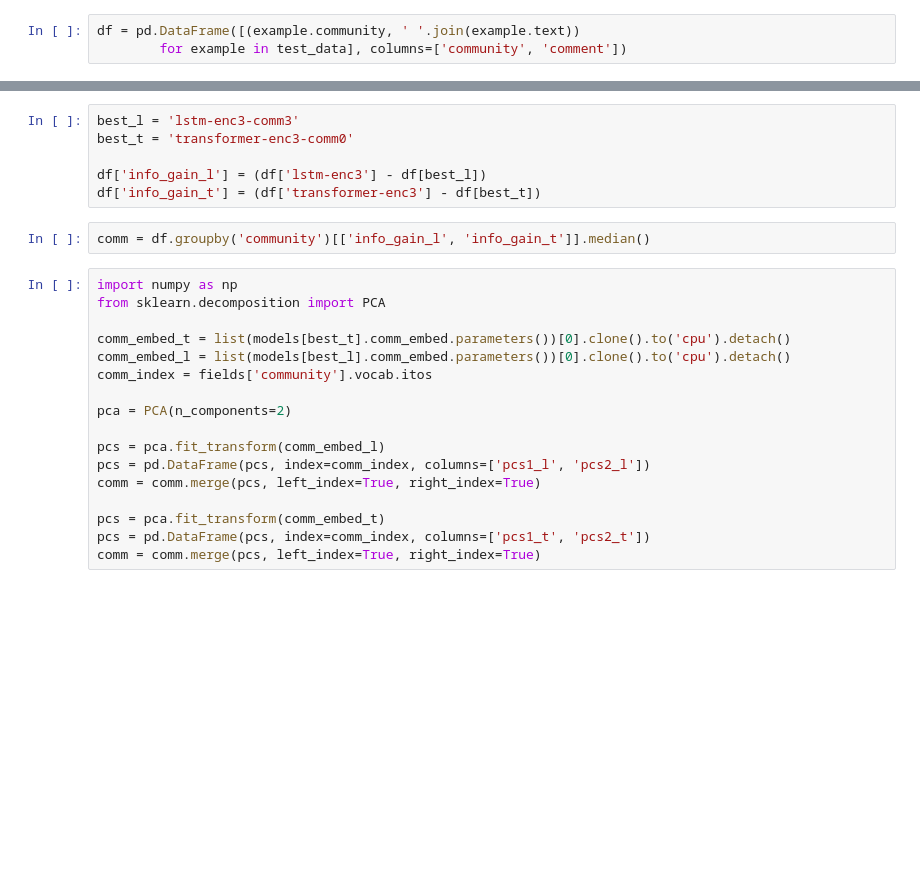
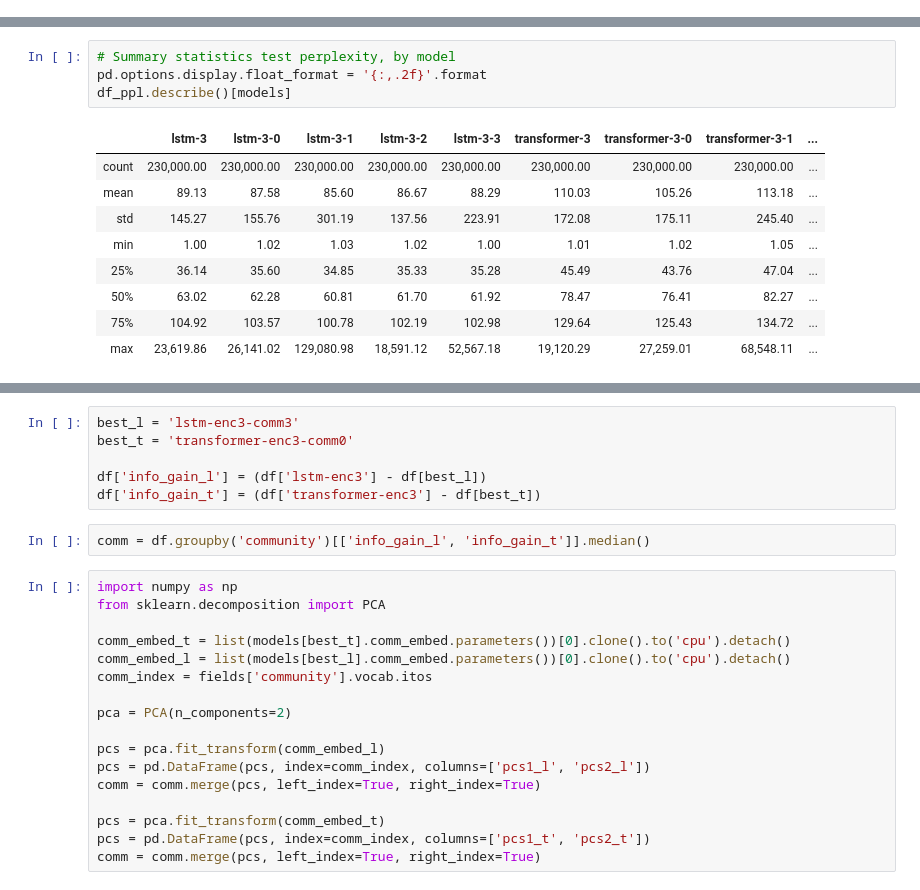
Before and after one commit to GU-CLASP/CommunityConditionedLM, a Jupyter notebook: Analysis.ipynb, the cells around one changed output, grey strips where cells are left out. Drawn from its saved outputs; the diff is of its cells as text; blank space fills up the shorter version.

```diff
--- a/Analysis.ipynb
+++ b/Analysis.ipynb
@@ -61,3 +0,0 @@ def test_ppl(lm, test_batches, text_pad_idx):
-# %%
-df = pd.DataFrame([(example.community, ' '.join(example.text))
-        for example in test_data], columns=['community', 'comment'])
@@ -181,0 +35,14 @@ fig.show()
+# %%
+# Summary statistics test perplexity, by model
+pd.options.display.float_format = '{:,.2f}'.format
+df_ppl.describe()[models]
+# %% [output]
+|  | lstm-3 | lstm-3-0 | lstm-3-1 | lstm-3-2 | lstm-3-3 | transformer-3 | transformer-3-0 | transformer-3-1 | ... |
+| count | 230,000.00 | 230,000.00 | 230,000.00 | 230,000.00 | 230,000.00 | 230,000.00 | 230,000.00 | 230,000.00 | ... |
+| mean | 89.13 | 87.58 | 85.60 | 86.67 | 88.29 | 110.03 | 105.26 | 113.18 | ... |
+| std | 145.27 | 155.76 | 301.19 | 137.56 | 223.91 | 172.08 | 175.11 | 245.40 | ... |
+| min | 1.00 | 1.02 | 1.03 | 1.02 | 1.00 | 1.01 | 1.02 | 1.05 | ... |
+| 25% | 36.14 | 35.60 | 34.85 | 35.33 | 35.28 | 45.49 | 43.76 | 47.04 | ... |
+| 50% | 63.02 | 62.28 | 60.81 | 61.70 | 61.92 | 78.47 | 76.41 | 82.27 | ... |
+| 75% | 104.92 | 103.57 | 100.78 | 102.19 | 102.98 | 129.64 | 125.43 | 134.72 | ... |
+| max | 23,619.86 | 26,141.02 | 129,080.98 | 18,591.12 | 52,567.18 | 19,120.29 | 27,259.01 | 68,548.11 | ... |
```
Also changed, not shown: parts of 53 cells of this notebook.
